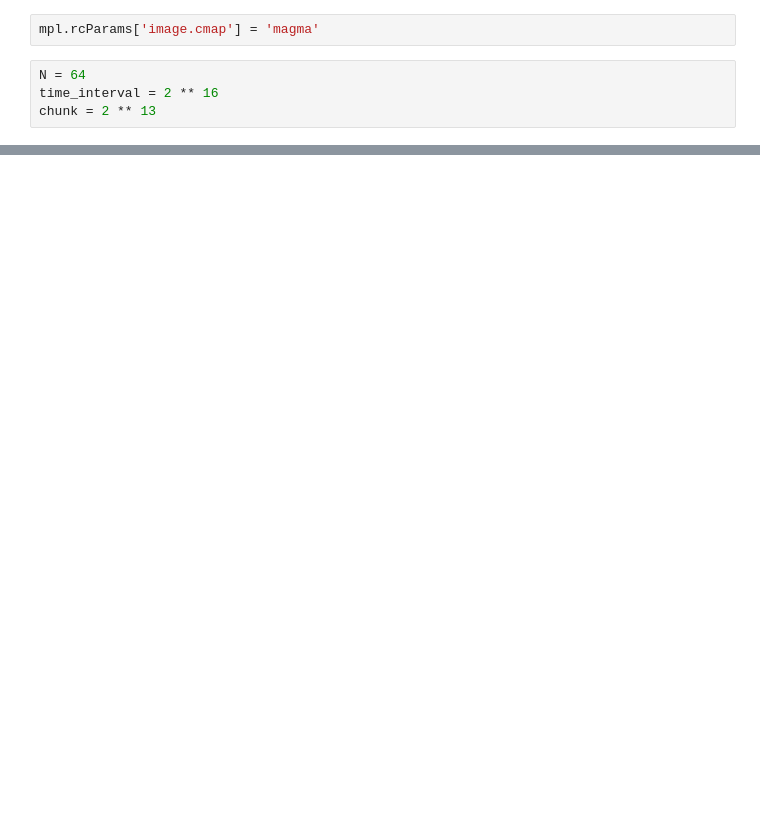
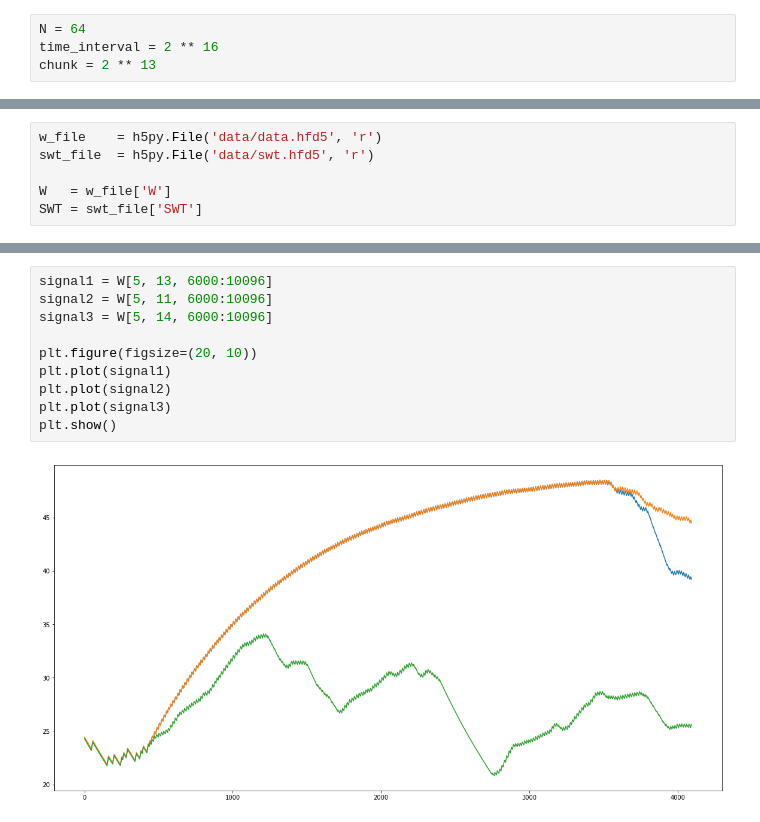
Before and after one commit to dkaravaev/neurodyn, a Jupyter notebook: Original.ipynb, the cells around one changed output, grey strips where cells are left out. Cells and saved outputs as stored; diff of their text form; blank space fills up the shorter version.

```diff
--- a/Original.ipynb
+++ b/Original.ipynb
@@ -19,8 +21,6 @@ from kpnet.patterns import *
 from kpnet.utils import *
 
 from wavelets import *
-# %%
-mpl.rcParams['image.cmap'] = 'magma'
 # %%
 N = 64
 time_interval = 2 ** 16
@@ -319,0 +40,6 @@ scipy.io.savemat('W.mat', results)
+# %%
+w_file    = h5py.File('data/data.hfd5', 'r')
+swt_file  = h5py.File('data/swt.hfd5', 'r')
+
+W   = w_file['W']
+SWT = swt_file['SWT']
@@ -319,0 +111,12 @@ scipy.io.savemat('W.mat', results)
+# %%
+signal1 = W[5, 13, 6000:10096]
+signal2 = W[5, 11, 6000:10096]
+signal3 = W[5, 14, 6000:10096]
+
+plt.figure(figsize=(20, 10))
+plt.plot(signal1)
+plt.plot(signal2)
+plt.plot(signal3)
+plt.show()
+# %% [output]
+[figure, added]
```
Also changed, not shown: parts of 56 cells of this notebook, 3 other files.
